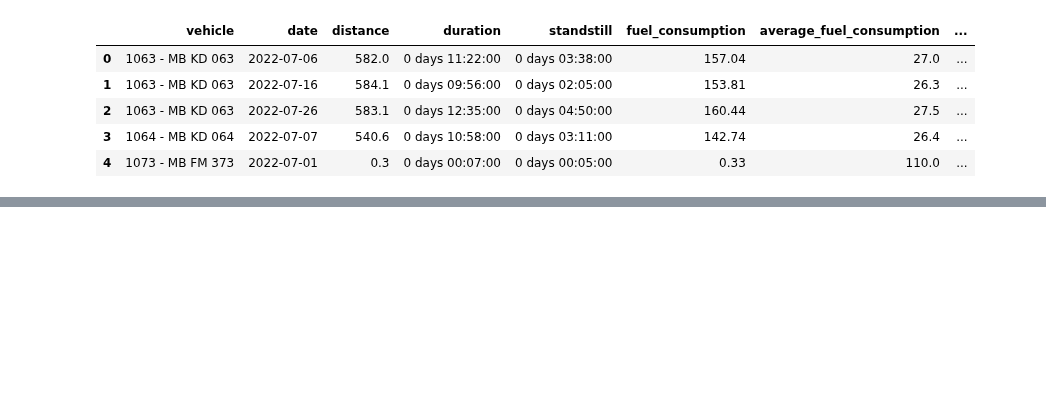
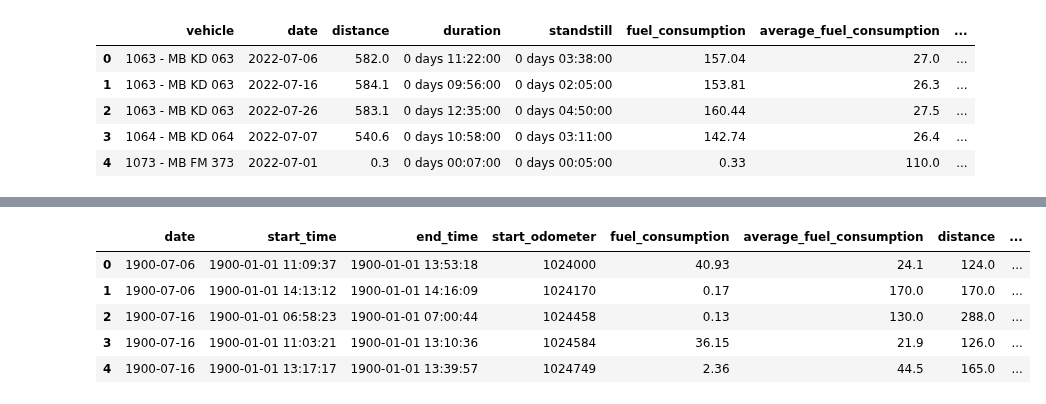
Before and after one commit to shineali1/Jupyter-Notebook-Files-Arriva, a Jupyter notebook: Bus Fuel Consumption Anomaly Detection Project.ipynb, the cells around one changed output, grey strips where cells are left out. Cells and saved outputs as stored; diff of their text form; code cells hidden in the pictures; blank space fills up the shorter version.

```diff
--- a/Bus Fuel Consumption Anomaly Detection Project.ipynb
+++ b/Bus Fuel Consumption Anomaly Detection Project.ipynb
@@ -123,0 +186,9 @@ df_driving_data = df_driving_data.reset_index(drop=True)
+# %%
+df_driving_data.head()
+# %% [output]
+|  | date | start_time | end_time | start_odometer | fuel_consumption | average_fuel_consumption | distance | ... |
+| 0 | 1900-07-06 | 1900-01-01 11:09:37 | 1900-01-01 13:53:18 | 1024000 | 40.93 | 24.1 | 124.0 | ... |
+| 1 | 1900-07-06 | 1900-01-01 14:13:12 | 1900-01-01 14:16:09 | 1024170 | 0.17 | 170.0 | 170.0 | ... |
+| 2 | 1900-07-16 | 1900-01-01 06:58:23 | 1900-01-01 07:00:44 | 1024458 | 0.13 | 130.0 | 288.0 | ... |
+| 3 | 1900-07-16 | 1900-01-01 11:03:21 | 1900-01-01 13:10:36 | 1024584 | 36.15 | 21.9 | 126.0 | ... |
+| 4 | 1900-07-16 | 1900-01-01 13:17:17 | 1900-01-01 13:39:57 | 1024749 | 2.36 | 44.5 | 165.0 | ... |
```
Also changed, not shown: parts of 4 cells of this notebook.
